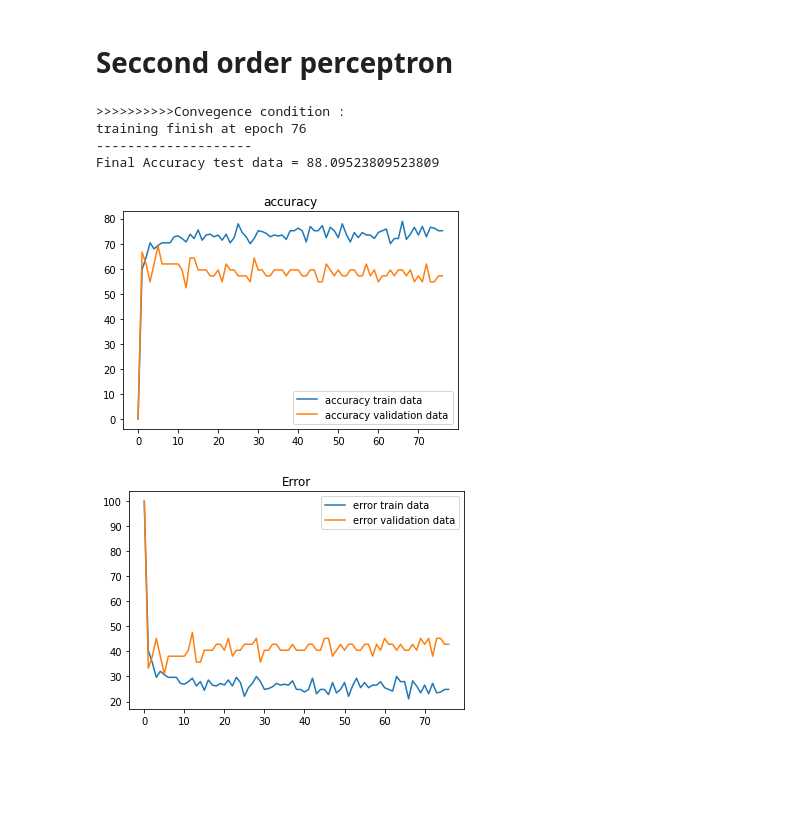
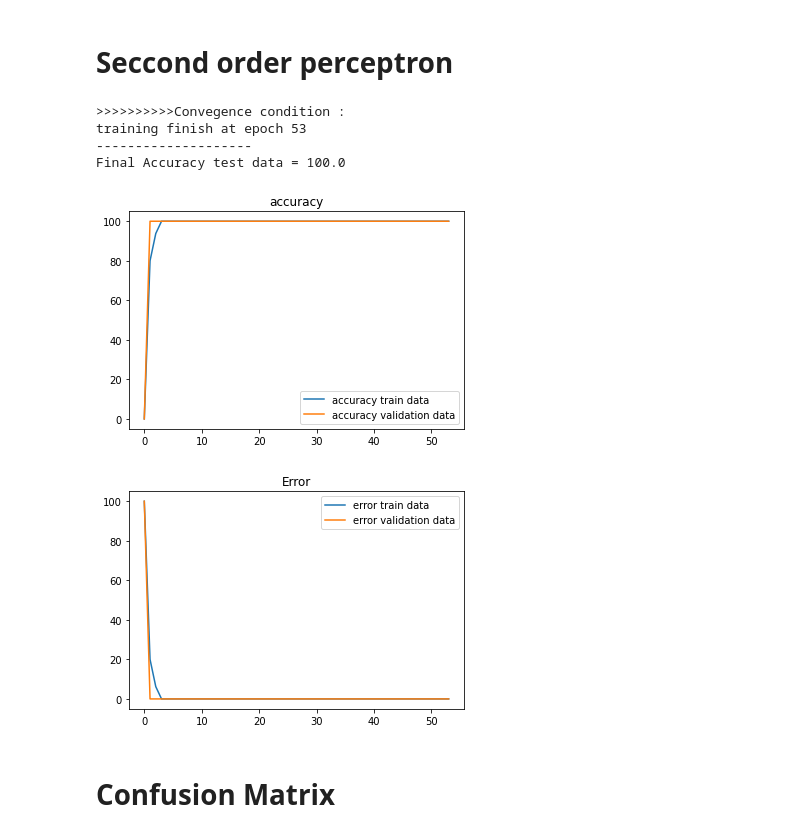
Before and after one commit to ZahraDehghanian97/Perceptron_Vs._Adaline, a Jupyter notebook: 98131059_HW01/98131059_HW01.ipynb, the cells around one changed output. Cells and saved outputs as stored; diff of their text form; code cells hidden in the pictures; blank space fills up the shorter version.

```diff
--- a/98131059_HW01/98131059_HW01.ipynb
+++ b/98131059_HW01/98131059_HW01.ipynb
@@ -236,9 +237,9 @@ def perceptron(train,validate, test, l_rate, max_epoch):
 
 l_rate = 0.01
 max_epoch = 300
-predicted, accuracy_train,accuracy_validate = perceptron(train,validate, test ,l_rate,max_epoch)
+predicted_perceptron, accuracy_train,accuracy_validate = perceptron(train,validate, test ,l_rate,max_epoch)
 actual = test[:,-1]
-accuracy = accuracy_metric(actual, predicted)
+accuracy = accuracy_metric(actual, predicted_perceptron)
 print("--------------------")
 print('Final Accuracy test data = ' + str(accuracy) )
 temp = [i for i in range(len(accuracy_train))]
@@ -358,55 +359,59 @@ Final Accuracy test data = 78.57142857142857
 # **Seccond order perceptron**
 # %%
 def seccond_order_perceptron(train,validate, test, l_rate, max_epoch):
-    s_train = list(train)
+    s_train = list()
     for j in train :
-      temp = []
+      temp = list(j)
       for i in j :
         temp.append(i*i)
       s_train.append(temp)
-    s_validate =  list(validate)
+    s_validate =  list()
     for j in validate :
-      temp = []
+      temp = list(j)
       for i in j :
         temp.append(i*i)
       s_validate.append(temp)
-    s_test = list(test)
-    for i in test :
-      temp = []
+    s_test = list()
+    for j in test :
+      temp =list(j)
       for i in j :
         temp.append(i*i)
       s_test.append(temp)
     weights , accuracy_train,accuracy_validate = train_weights_perceptron(np.array(s_train),np.array(s_validate), l_rate, max_epoch)
     predictions = predict_perceptron(np.array(s_test), weights)
     return predictions , accuracy_train,accuracy_validate
 
 
 l_rate = 0.01
 max_epoch = 300
-predicted, accuracy_train,accuracy_validate = seccond_order_perceptron(train,validate, test ,l_rate,max_epoch)
+# np.random.shuffle(dataset)
+# train, validate, test = np.split(dataset, [int(.7*len(dataset)), int(.8*len(dataset))])
+predicted_2nd_perceptron, accuracy_train,accuracy_validate = seccond_order_perceptron(train,validate, test ,l_rate,max_epoch)
 actual = test[:,-1]
-accuracy = accuracy_metric(actual, predicted)
+accuracy = accuracy_metric(actual, predicted_2nd_perceptron)
 print("--------------------")
 print('Final Accuracy test data = ' + str(accuracy) )
 temp = [i for i in range(len(accuracy_train))]
 error_train = list()
 error_validate = list()
 for i in accuracy_train:error_train.append(100-i)
 for i in accuracy_validate:error_validate.append(100-i)
 plt.plot(temp,accuracy_train,label="accuracy train data")
 plt.plot(temp,accuracy_validate,label="accuracy validation data")
 plt.legend()
 plt.title("accuracy")
 plt.show()
 plt.plot(temp,error_train,label="error train data")
 plt.plot(temp,error_validate,label="error validation data")
 plt.legend()
 plt.title("Error")
 plt.show()
 # %% [output]
 >>>>>>>>>>Convegence condition :
-training finish at epoch 76
+training finish at epoch 53
 --------------------
-Final Accuracy test data = 88.09523809523809
+Final Accuracy test data = 100.0
-[figure, old version]
+[figure, new version]
-[figure, old version]
+[figure, new version]
+# %% [markdown]
+# **Confusion Matrix**
```
Also changed, not shown: parts of 4 cells of this notebook.
